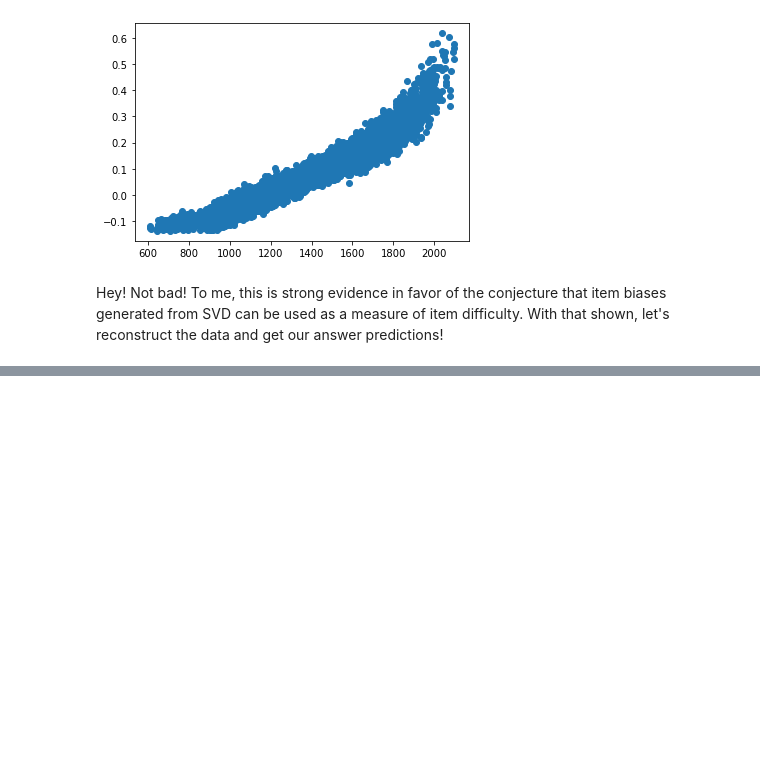
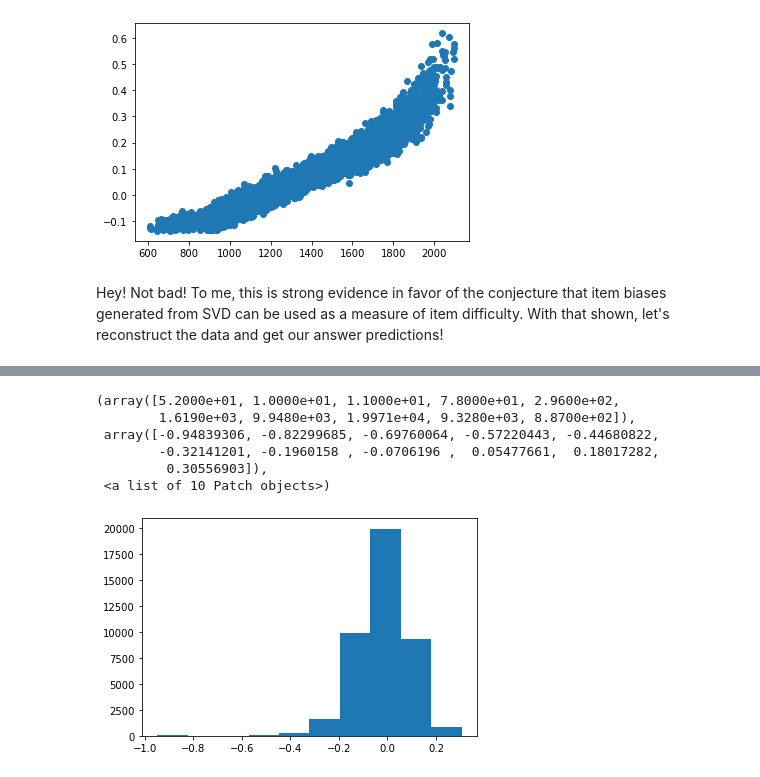
Before and after one commit to equinlan/english-test, a Jupyter notebook: Methodology.ipynb, the cells around one changed output, grey strips where cells are left out. Cells and saved outputs as stored; diff of their text form; code cells hidden in the pictures; blank space fills up the shorter version.

```diff
--- a/Methodology.ipynb
+++ b/Methodology.ipynb
@@ -145,0 +191,10 @@ Anyway, let's construct it the right way now.
+# %%
+plt.hist(svd.bu)
+# %% [output]
+(array([5.2000e+01, 1.0000e+01, 1.1000e+01, 7.8000e+01, 2.9600e+02,
+        1.6190e+03, 9.9480e+03, 1.9971e+04, 9.3280e+03, 8.8700e+02]),
+ array([-0.94839306, -0.82299685, -0.69760064, -0.57220443, -0.44680822,
+        -0.32141201, -0.1960158 , -0.0706196 ,  0.05477661,  0.18017282,
+         0.30556903]),
+ <a list of 10 Patch objects>)
+[figure, added]
```
Also changed, not shown: parts of 25 cells of this notebook, 2 other files.
